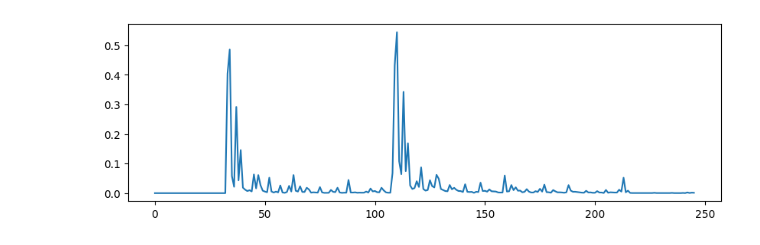
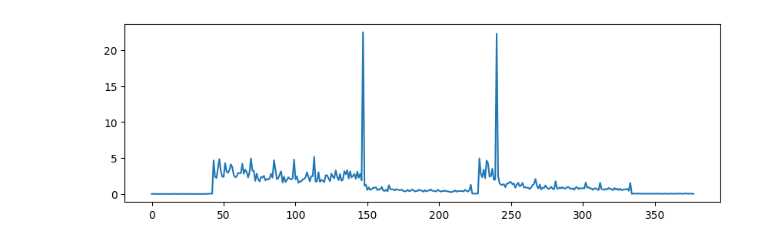
Before and after one commit to Tracy-ZYH/c2kv, a Jupyter notebook: kvcache_inspect.ipynb, the cells around one changed output. Drawn from its saved outputs; the diff is of its cells as text; code cells hidden in the pictures.

```diff
--- a/kvcache_inspect.ipynb
+++ b/kvcache_inspect.ipynb
@@ -7,5 +8,6 @@ import math
 # %%
 kv_recomp = np.load("./saved_kv/recompute.npy")
 kv_reuse = np.load("./saved_kv/reuse.npy")
-print(kv_recomp.shape, kv_reuse.shape)
+kv_selective = np.load("./saved_kv/selective.npy")
+print(kv_recomp.shape, kv_reuse.shape, kv_selective.shape)
 # %% [output]
@@ -34,25 +38,17 @@ def calculate_angle(x1, y1, x2, y2):
 def calc_kv_distance(kv1, kv2, layer, korv, seq, head, metric):
     kv1 = kv1[layer, korv, seq, head]
     kv2 = kv2[layer, korv, seq, head]
-    pos = 40
-    hidden = 10
-    half_head_size = kv1.shape[-1] // 2
-    # half_head_size = 1
-    x1, y1 = kv1[pos][hidden], kv1[pos][hidden + half_head_size]
-    x2, y2 = kv2[pos][hidden], kv2[pos][hidden + half_head_size]
-    delta = calculate_angle(x1, y1, x2, y2)
-    # print(x1, y1, x2, y2)
-    # print(f"delta: {delta}")
-    # print((33 / (5000000.0 ** (hidden / half_head_size)) - delta) / np.pi)
     dis = np.zeros((kv2.shape[0],))
     for i, (vec1, vec2) in enumerate(zip(kv1, kv2)):
         dis[i] = metric(vec1, vec2)
+        # dis[i] = norm(vec1) / norm(vec2)
+        # dis[i] = min(dis[i], 1.5)
     return dis
 # %%
-dis = calc_kv_distance(kv_recomp, kv_reuse, 2, 1, 0, 0, cos_distance)
+dis = calc_kv_distance(kv_recomp, kv_selective, 1, 0, 0, 0, l2_distance)
 plt.figure(figsize=(10,3))
 plt.plot(dis)
 plt.show()
 # %% [output]
-[figure, old version]
+[figure, new version]
 # %%
```
Also changed, not shown: parts of 6 cells of this notebook, 4 other files.
